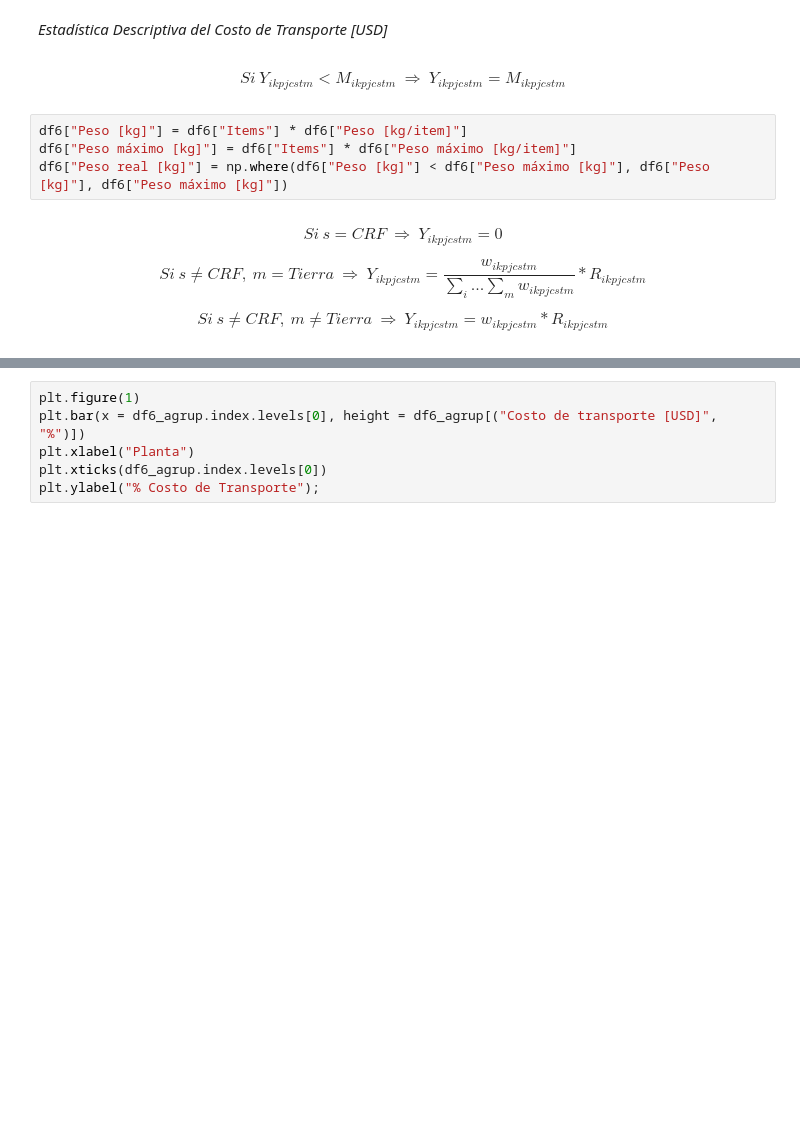
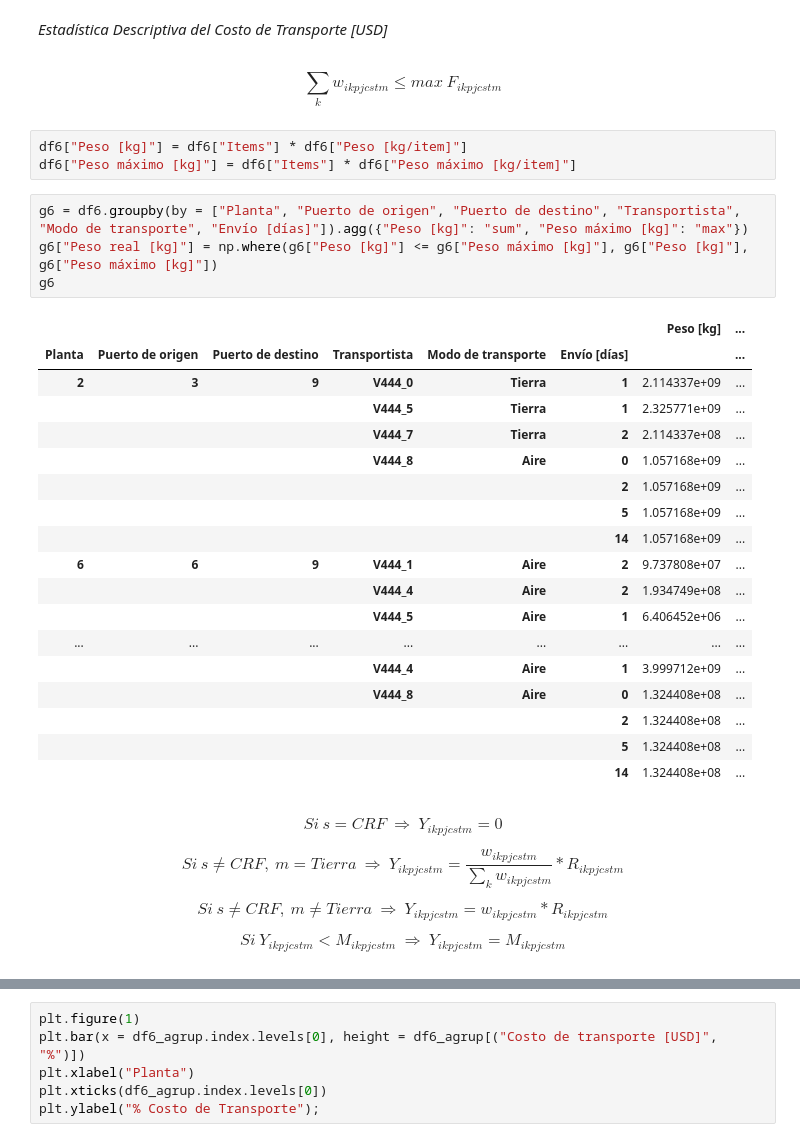
Before and after one commit to hernanrodri/Supply-Chain-Analytics, a Jupyter notebook: Supply Chain Analysis.ipynb, the cells around one changed output, grey strips where cells are left out. Cells and saved outputs as stored; diff of their text form; blank space fills up the shorter version.

```diff
--- a/Supply Chain Analysis.ipynb
+++ b/Supply Chain Analysis.ipynb
@@ -685,15 +680,39 @@ plt.ylabel("% Costo de Almacenaje");
 # %% [markdown]
 *Estadística Descriptiva del Costo de Transporte [USD]*
 # %% [markdown]
-$$ Si \ Y_{ikpjcstm} < M_{ikpjcstm} \ \Rightarrow \ Y_{ikpjcstm} = M_{ikpjcstm} $$
+$$ \sum_{k}{w_{ikpjcstm}} \leq max \ F_{ikpjcstm} $$
+# %%
+df6["Peso [kg]"] = df6["Items"] * df6["Peso [kg/item]"]
+df6["Peso máximo [kg]"] = df6["Items"] * df6["Peso máximo [kg/item]"]
 # %%
-df6["Peso [kg]"] = df6["Items"] * df6["Peso [kg/item]"]
-df6["Peso máximo [kg]"] = df6["Items"] * df6["Peso máximo [kg/item]"]
-df6["Peso real [kg]"] = np.where(df6["Peso [kg]"] < df6["Peso máximo [kg]"], df6["Peso [kg]"], df6["Peso máximo [kg]"])
+g6 = df6.groupby(by = ["Planta", "Puerto de origen", "Puerto de destino", "Transportista", "Modo de transporte", "Envío [días]"]).agg({"Peso [kg]": "sum", "Peso máximo [kg]": "max"})
+g6["Peso real [kg]"] = np.where(g6["Peso [kg]"] <= g6["Peso máximo [kg]"], g6["Peso [kg]"], g6["Peso máximo [kg]"])
+g6
+# %% [output]
+|  |  |  |  |  |  | Peso [kg] | ... |
+| Planta | Puerto de origen | Puerto de destino | Transportista | Modo de transporte | Envío [días] |  | ... |
+| 2 | 3 | 9 | V444_0 | Tierra | 1 | 2.114337e+09 | ... |
+|  |  |  | V444_5 | Tierra | 1 | 2.325771e+09 | ... |
+|  |  |  | V444_7 | Tierra | 2 | 2.114337e+08 | ... |
+|  |  |  | V444_8 | Aire | 0 | 1.057168e+09 | ... |
+|  |  |  |  |  | 2 | 1.057168e+09 | ... |
+|  |  |  |  |  | 5 | 1.057168e+09 | ... |
+|  |  |  |  |  | 14 | 1.057168e+09 | ... |
+| 6 | 6 | 9 | V444_1 | Aire | 2 | 9.737808e+07 | ... |
+|  |  |  | V444_4 | Aire | 2 | 1.934749e+08 | ... |
+|  |  |  | V444_5 | Aire | 1 | 6.406452e+06 | ... |
+| ... | ... | ... | ... | ... | ... | ... | ... |
+|  |  |  | V444_4 | Aire | 1 | 3.999712e+09 | ... |
+|  |  |  | V444_8 | Aire | 0 | 1.324408e+08 | ... |
+|  |  |  |  |  | 2 | 1.324408e+08 | ... |
+|  |  |  |  |  | 5 | 1.324408e+08 | ... |
+|  |  |  |  |  | 14 | 1.324408e+08 | ... |
 # %% [markdown]
 $$ Si \ s = CRF \ \Rightarrow \ Y_{ikpjcstm} = 0 $$
 
-$$ Si \ s \neq CRF, \ m = Tierra \ \Rightarrow \ Y_{ikpjcstm} = \frac{w_{ikpjcstm}}{\sum_{i}{...\sum_{m}{w_{ikpjcstm}}}}*R_{ikpjcstm} $$
+$$ Si \ s \neq CRF, \ m = Tierra \ \Rightarrow \ Y_{ikpjcstm} = \frac{w_{ikpjcstm}}{\sum_{k}{w_{ikpjcstm}}}*R_{ikpjcstm} $$
 
 $$ Si \ s \neq CRF, \ m \neq Tierra \ \Rightarrow \ Y_{ikpjcstm} = w_{ikpjcstm}*R_{ikpjcstm} $$
+
+$$ Si \ Y_{ikpjcstm} < M_{ikpjcstm} \ \Rightarrow \ Y_{ikpjcstm} = M_{ikpjcstm} $$
 # %%
```
Also changed, not shown: parts of 8 cells of this notebook.
